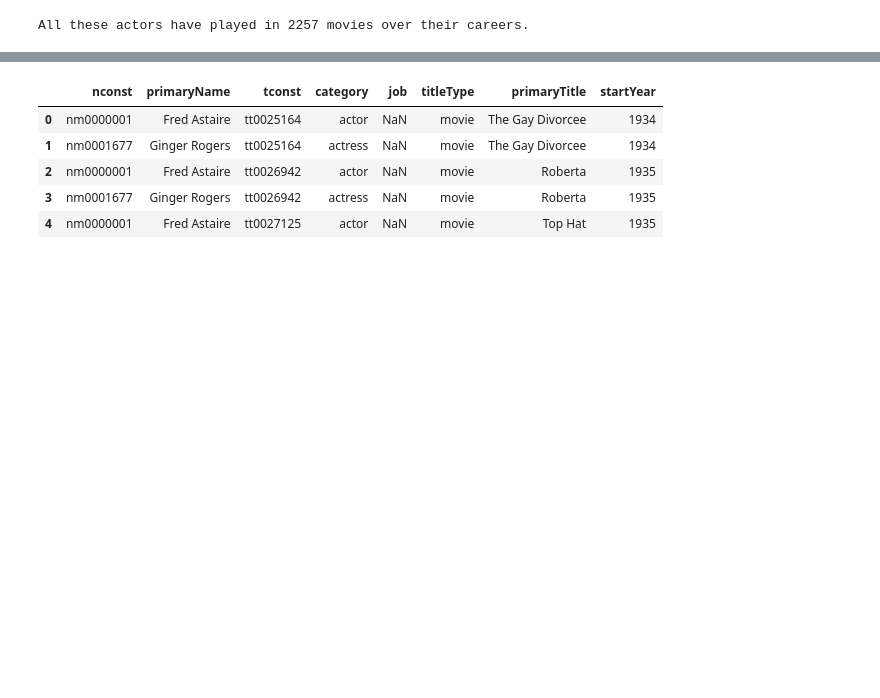
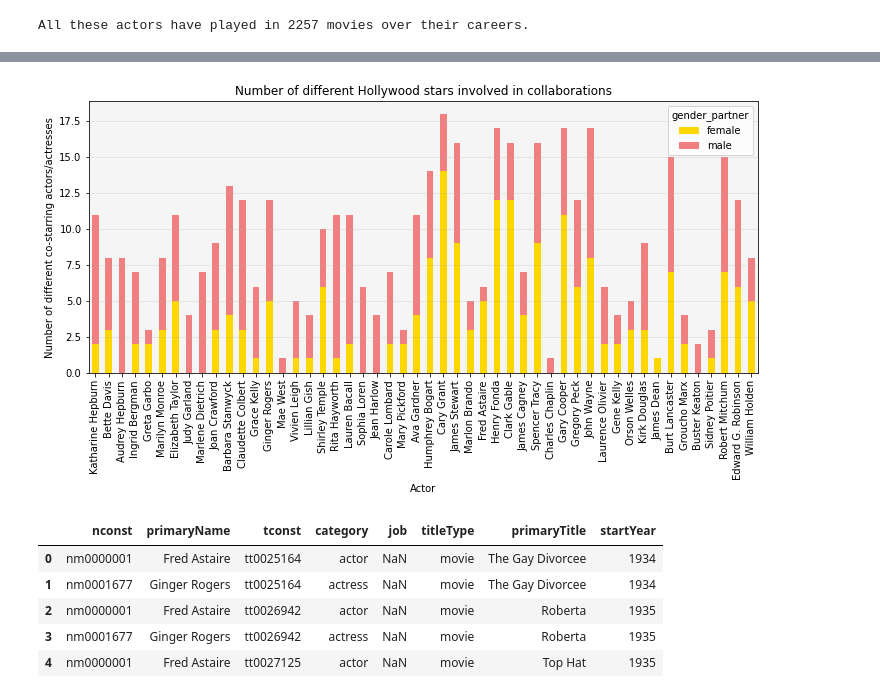
Before and after one commit to MaximeKan/Algorithms, a Jupyter notebook: SetCover.ipynb, the cells around one changed output, grey strips where cells are left out. Saved outputs shown, nothing was run; the diff lists cells and outputs as text; code cells hidden in the pictures; blank space fills up the shorter version.

```diff
--- a/SetCover.ipynb
+++ b/SetCover.ipynb
@@ -81,3 +160,11 @@ As a first step, we could quickly have a look at the gathered data and see how o
+# %%
+plot_collaborations("nunique",
+                    "Number of different Hollywood stars involved in collaborations",
+                    "Number of different co-starring actors/actresses",
+                    set_movies,
+                    legend_actors)
+# %% [output]
+[figure, added]
 # %%
 combinations = set_movies[set_movies.groupby(["primaryTitle", "startYear"]).primaryName.transform("count") > 1]
 one_each = set_movies.groupby("primaryName").first()
```
Also changed, not shown: parts of 12 cells of this notebook.
